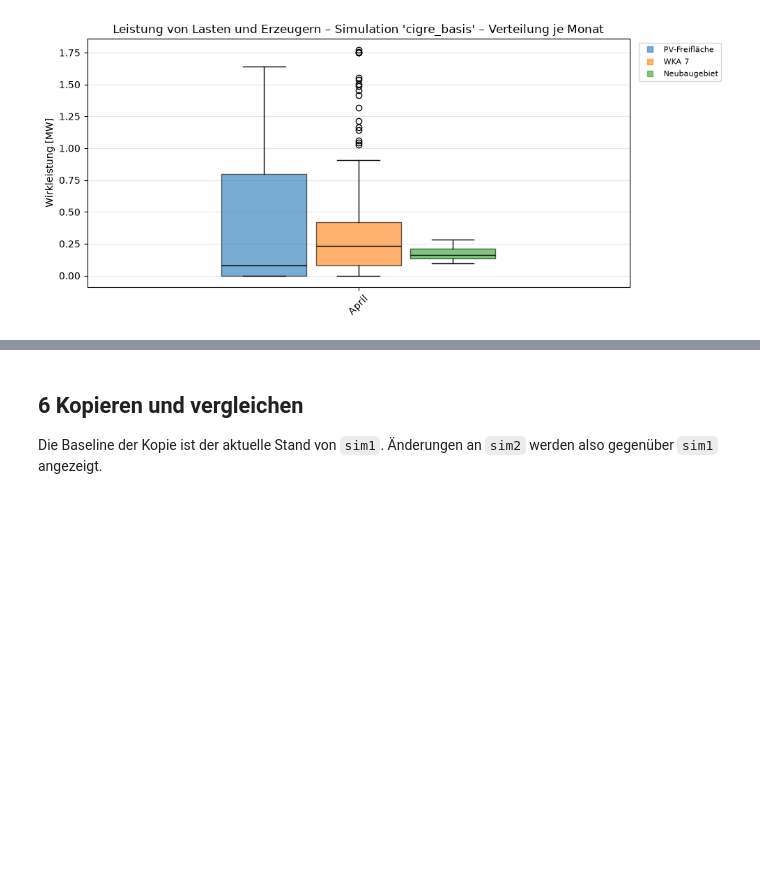
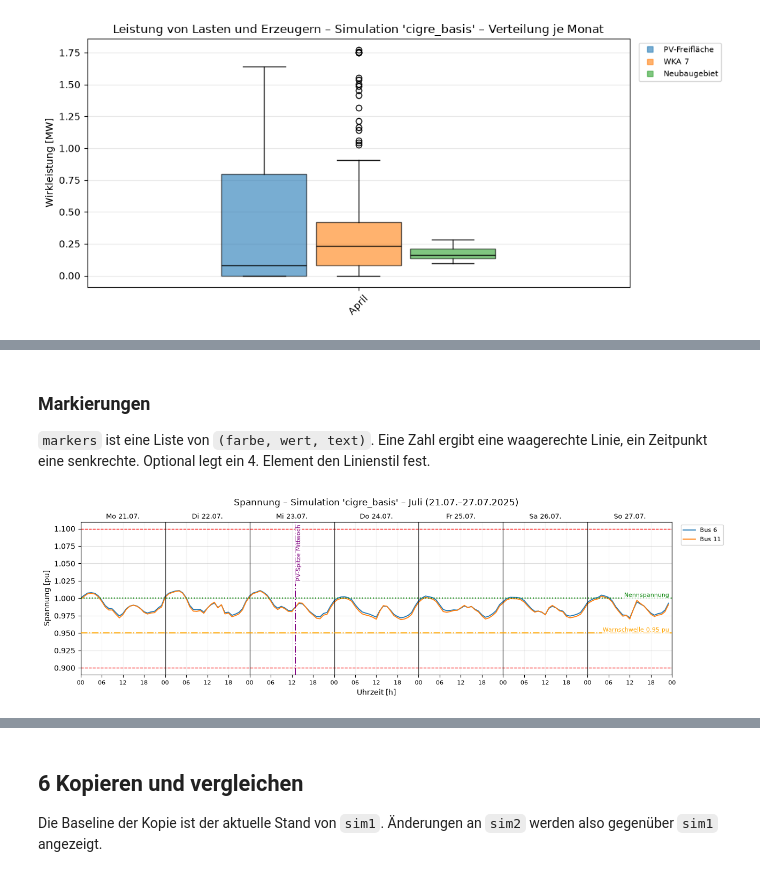
Before and after one commit to RoyalKnighter/SmartGrids, a Jupyter notebook: task3/Simulation_Beispiel.ipynb, the cells around one changed output, grey strips where cells are left out. Cells and saved outputs as stored; diff of their text form; code cells hidden in the pictures; blank space fills up the shorter version.

```diff
--- a/task3/Simulation_Beispiel.ipynb
+++ b/task3/Simulation_Beispiel.ipynb
@@ -200,0 +215,12 @@ sim1.createDiagram(Diagram.ELEMENT_POWER, ["PV-Freifläche", "WKA 7", "Neubaugeb
+# %% [markdown]
+### Markierungen
+
+`markers` ist eine Liste von `(farbe, wert, text)`. Eine Zahl ergibt eine waagerechte Linie, ein Zeitpunkt eine senkrechte. Optional legt ein 4. Element den Linienstil fest.
+# %%
+sim1.createDiagram(Diagram.VOLTAGE, ["Bus 6", "Bus 11"], months=Month.JULY, markers=[
+    ("orange", 0.95, "Warnschwelle 0,95 pu"),
+    ("green", 1.00, "Nennspannung", ":"),
+    ("purple", "2025-07-23 13:00", "PV-Spitze Mittwoch"),
+])
+# %% [output]
+[figure, added]
```
Also changed, not shown: parts of 15 cells of this notebook, 28 other files.
